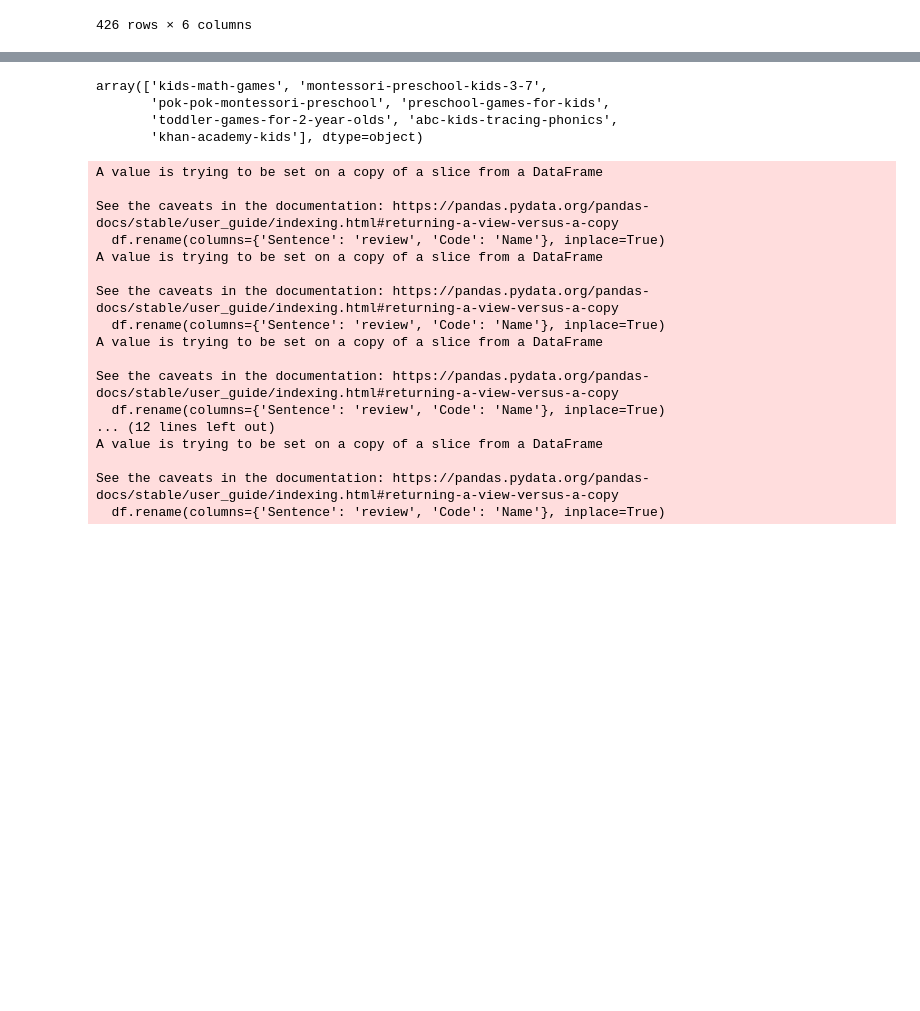
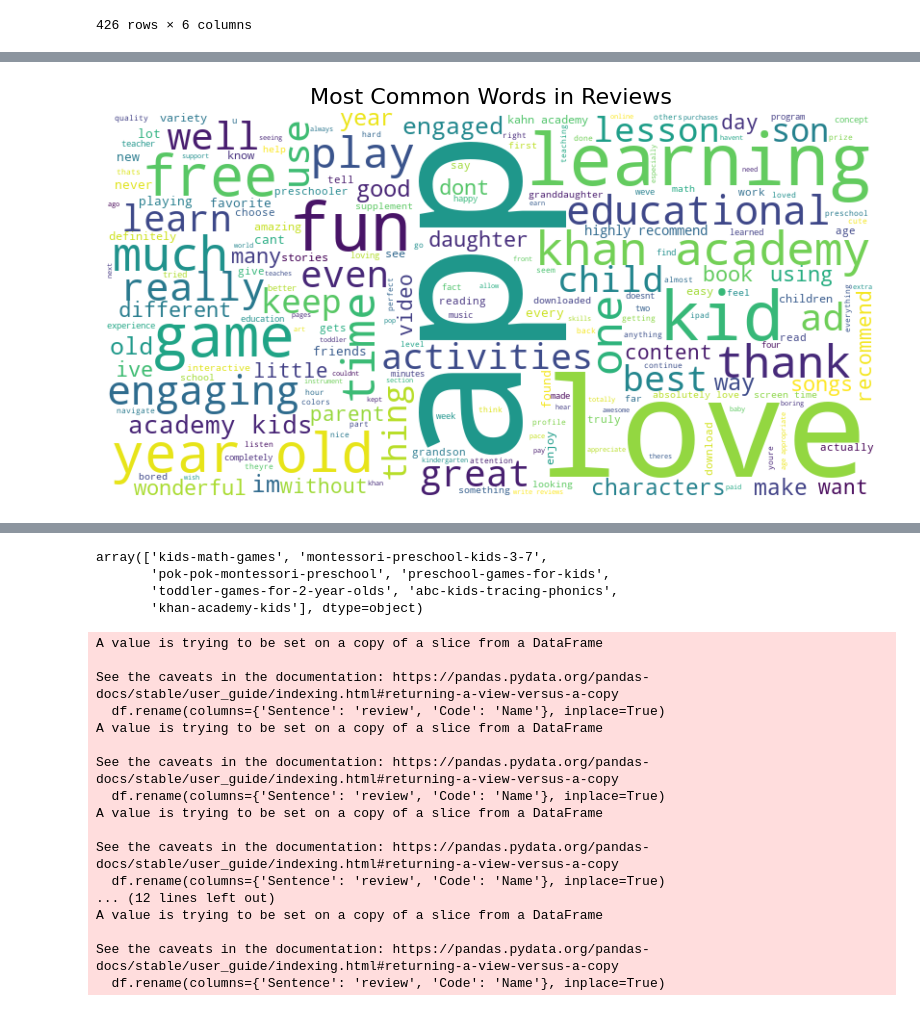
Before and after one commit to ryanjewik/montessori_research, a Jupyter notebook: spidergraph/spidergraph.ipynb, the cells around one changed output, grey strips where cells are left out. Saved outputs shown, nothing was run; the diff lists cells and outputs as text; code cells hidden in the pictures; blank space fills up the shorter version.

Commit message:
wordclouds

```diff
--- a/spidergraph/spidergraph.ipynb
+++ b/spidergraph/spidergraph.ipynb
@@ -397,0 +398,28 @@ See the caveats in the documentation: https://pandas.pydata.org/pandas-docs/stab
+# %%
+from wordcloud import WordCloud, STOPWORDS
+import matplotlib.pyplot as plt
+
+# Combine all reviews into a single string
+text = " ".join(review for review in dfs[6]['review'].dropna())
+
+# Define stopwords to exclude common words
+stopwords = set(STOPWORDS)
+
+# Generate the word cloud
+wordcloud = WordCloud(
+    width=800,
+    height=400,
+    background_color='white',
+    stopwords=stopwords,
+    colormap='viridis',
+    max_words=200
+).generate(text)
+
+# Display the word cloud
+plt.figure(figsize=(10, 5))
+plt.imshow(wordcloud, interpolation='bilinear')
+plt.axis('off')  # Turn off axis
+plt.title('Most Common Words in Reviews', fontsize=16)
+plt.show()
+# %% [output]
+[figure, added]
```
Also changed, not shown: parts of 11 cells of this notebook.
